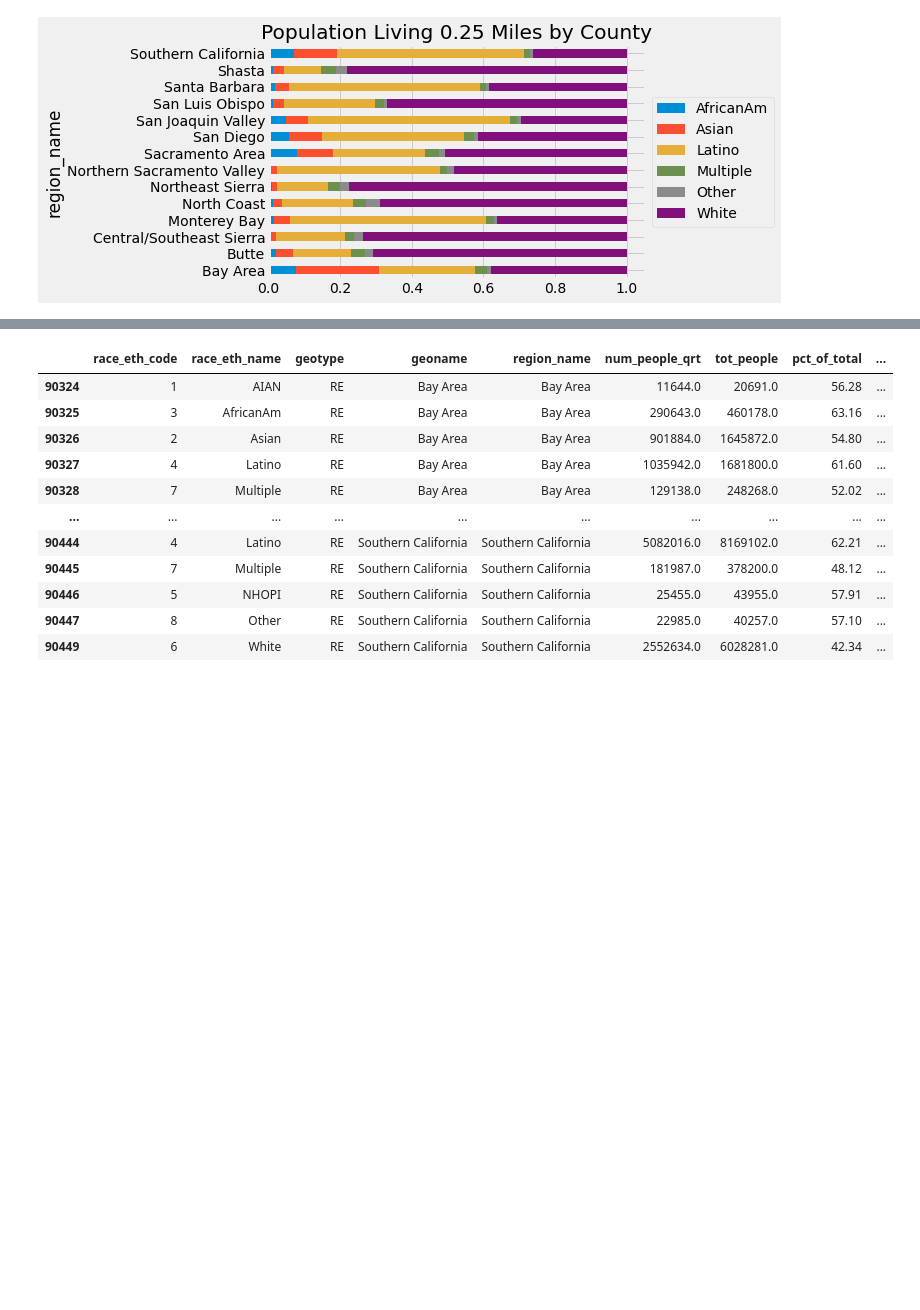
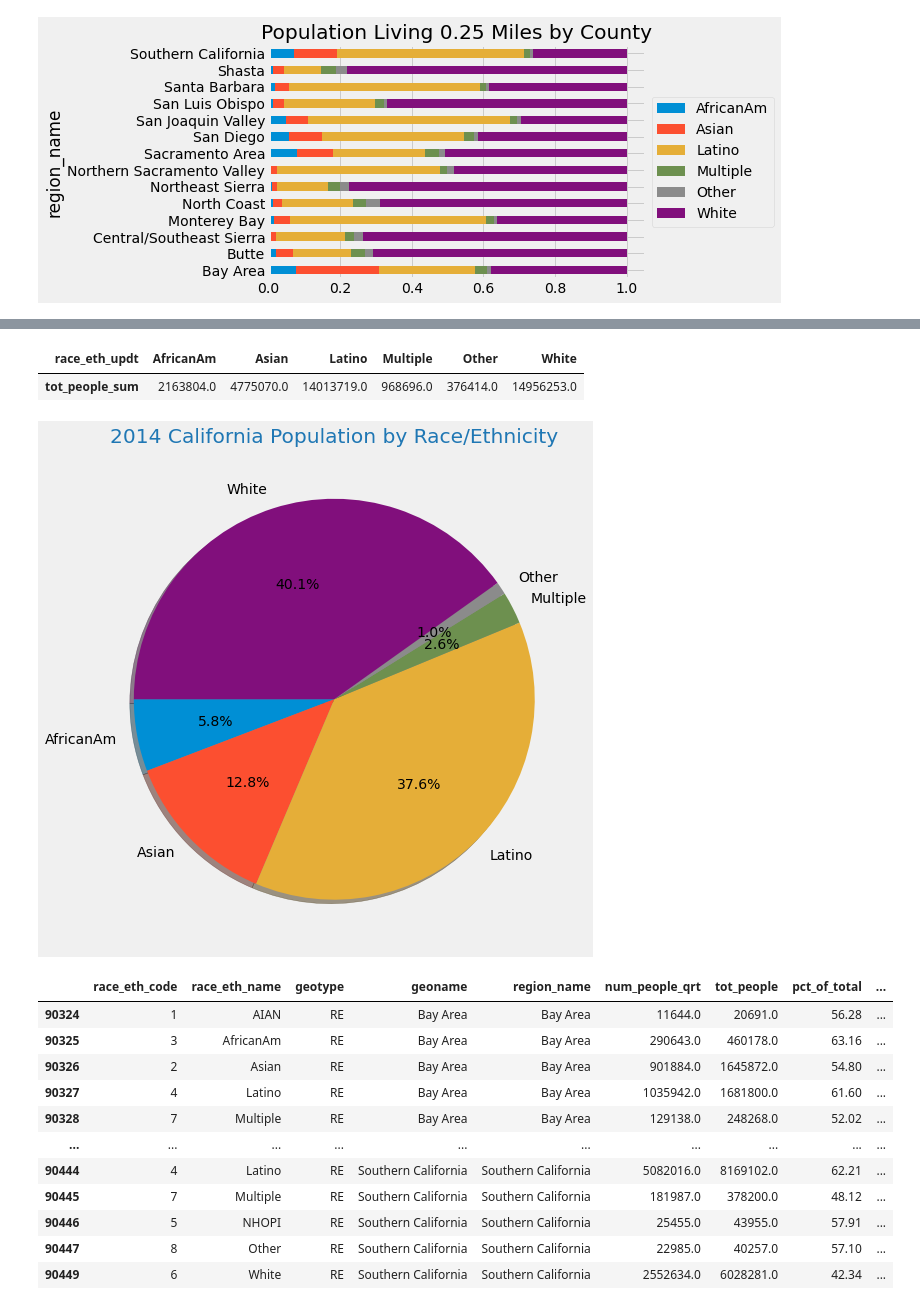
Before and after one commit to mtmcphail/Group1_Final, a Jupyter notebook: Data_Visualizations.ipynb, the cells around one changed output, grey strips where cells are left out. Drawn from its saved outputs; the diff is of its cells as text; code cells hidden in the pictures; blank space fills up the shorter version.

Commit message:
Updated Graphs

```diff
--- a/Data_Visualizations.ipynb
+++ b/Data_Visualizations.ipynb
@@ -23,7 +23,7 @@ import matplotlib.pyplot as plt
 #engine = create_engine("sqlite:///xxx.xxx")
 
 # In the meantime load csv file
-file_path = Path('Data/population_pct_within_qrt_mile_alcohol.csv')
+file_path = Path('Data/population_pct_within_qrt_mile_alcohol copy.csv')
 df = pd.read_csv(file_path)
 df.head()
 # %% [output]
@@ -316,0 +329,7 @@ plt.legend(loc='center left', bbox_to_anchor=(1, 0.5))
+# %%
+## summarize by race_eth_updt to group small populations
+grouped_multiple5 = df_state.groupby(['race_eth_updt']).agg({'tot_people': ['sum']})
+grouped_multiple5.columns = ['tot_people_sum']
+grouped_multiple5.reset_index()
+
+grouped_multiple5
@@ -317,3 +345,26 @@ plt.legend(loc='center left', bbox_to_anchor=(1, 0.5))
+# %%
+df_trans_all = grouped_multiple5.transpose()
+df_trans_all
+# %% [output]
+| race_eth_updt | AfricanAm | Asian | Latino | Multiple | Other | White |
+| tot_people_sum | 2163804.0 | 4775070.0 | 14013719.0 | 968696.0 | 376414.0 | 14956253.0 |
+# %%
+# Plot
+plt.style.use('fivethirtyeight')
+plt.subplots(figsize=(8, 16))
+plt.pie(df_trans_all,
+            labels=["AfricanAm", "Asian", "Latino", "Multiple", "Other", "White"],
+            autopct='%1.1f%%', pctdistance= 0.6,
+            shadow=True, startangle=180)
+plt.title('2014 California Population by Race/Ethnicity', color = "Tab:blue")
+#plt.legend(loc = 'best')
+#plt.legend(loc='center left', bbox_to_anchor=(1, 0.5))
+#plt.savefig('Resources/dec_wtype.png')
+plt.show()
+
+#print(dec_wtype)
+# %% [output]
+[figure, added]
 # %%
 ### Population breakdown by region
 df_county
```
Also changed, not shown: parts of 4 cells of this notebook.
